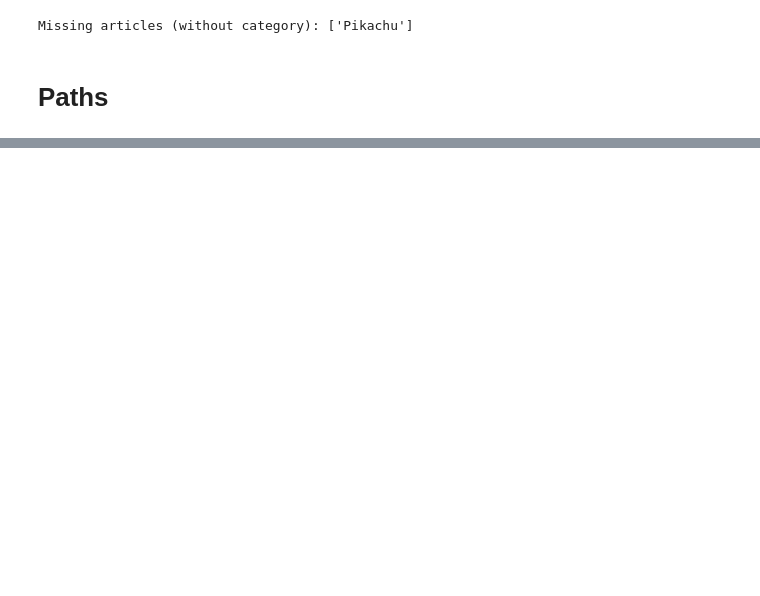
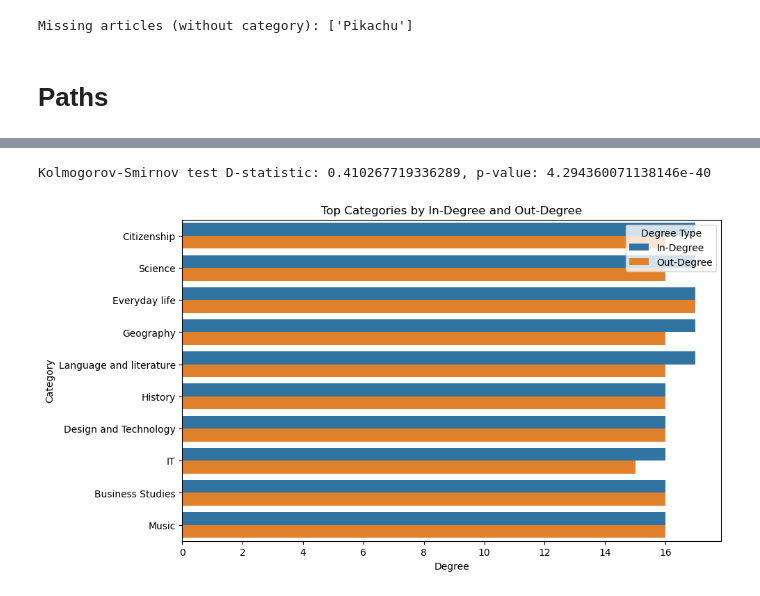
Before and after one commit to epfl-ada/ada-2024-project-the5outliers, a Jupyter notebook: categories_exploration.ipynb, the cells around one changed output, grey strips where cells are left out. Saved outputs shown, nothing was run; the diff lists cells and outputs as text; code cells hidden in the pictures; blank space fills up the shorter version.

```diff
--- a/categories_exploration.ipynb
+++ b/categories_exploration.ipynb
@@ -326,0 +397,17 @@ Median Weight: 109.0
+# %%
+def compute_node_degrees(G):
+    """
+    Compute in-degree and out-degree for each node.
+    """
+    degrees = []
+    for node in G.nodes():
+        in_deg = G.in_degree(node)
+        out_deg = G.out_degree(node)
+        degrees.append({'Category': node, 'In-Degree': in_deg, 'Out-Degree': out_deg})
+    df_degrees = pd.DataFrame(degrees)
+    return df_degrees
+
+# Example usage:
+node_degrees = compute_node_degrees(G_normalized)
+print("Node Degrees:")
+print(node_degrees.sort_values(by='In-Degree', ascending=False).head(10))
@@ -326,0 +658,44 @@ Median Weight: 109.0
+# %%
+from scipy.stats import powerlaw, kstest
+
+def test_power_law_distribution(G):
+    """
+    Test if the edge weight distribution follows a power-law distribution.
+    """
+    edge_weights = np.array([data['weight'] for u, v, data in G.edges(data=True)])
+    normalized_weights = edge_weights / edge_weights.sum()
+    params = powerlaw.fit(normalized_weights)
+    D, p_value = kstest(normalized_weights, 'powerlaw', args=params)
+    print(f"Kolmogorov-Smirnov test D-statistic: {D}, p-value: {p_value}")
+
+# Example usage:
+test_power_law_distribution(G_normalized)
+# %% [output]
+Kolmogorov-Smirnov test D-statistic: 0.410267719336289, p-value: 4.294360071138146e-40
+# %%
+def plot_top_in_out_degrees(df_degrees, top_n=10):
+    """
+    Plot the top N categories by both in-degree and out-degree in the same plot.
+    """
+    # Select the top N categories based on In-Degree
+    top_categories = df_degrees.sort_values(by='In-Degree', ascending=False).head(top_n)
+
+    # Reshape the data to a long format for plotting both In-Degree and Out-Degree
+    top_categories_long = top_categories.melt(id_vars='Category',
+                                              value_vars=['In-Degree', 'Out-Degree'],
+                                              var_name='Degree Type',
+                                              value_name='Degree')
+
+    # Plot
+    plt.figure(figsize=(10, 6))
+    sns.barplot(x='Degree', y='Category', hue='Degree Type', data=top_categories_long)
+    plt.title('Top Categories by In-Degree and Out-Degree')
+    plt.xlabel('Degree')
+    plt.ylabel('Category')
+    plt.legend(title='Degree Type')
+    plt.show()
+
+# Example usage:
+plot_top_in_out_degrees(node_degrees)
+# %% [output]
+[figure, added]
```
Also changed, not shown: parts of 14 cells of this notebook, 2 other files.
